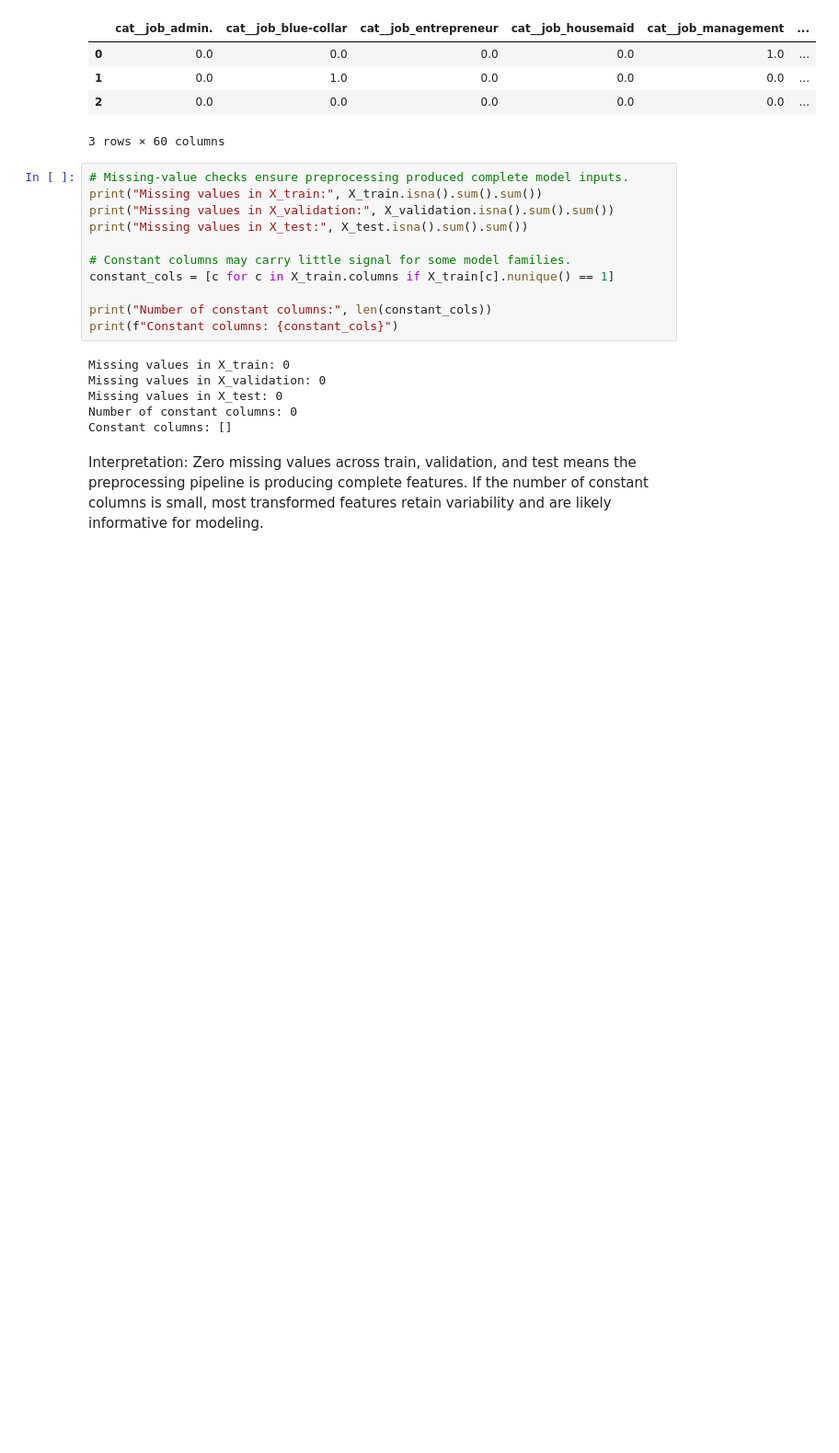
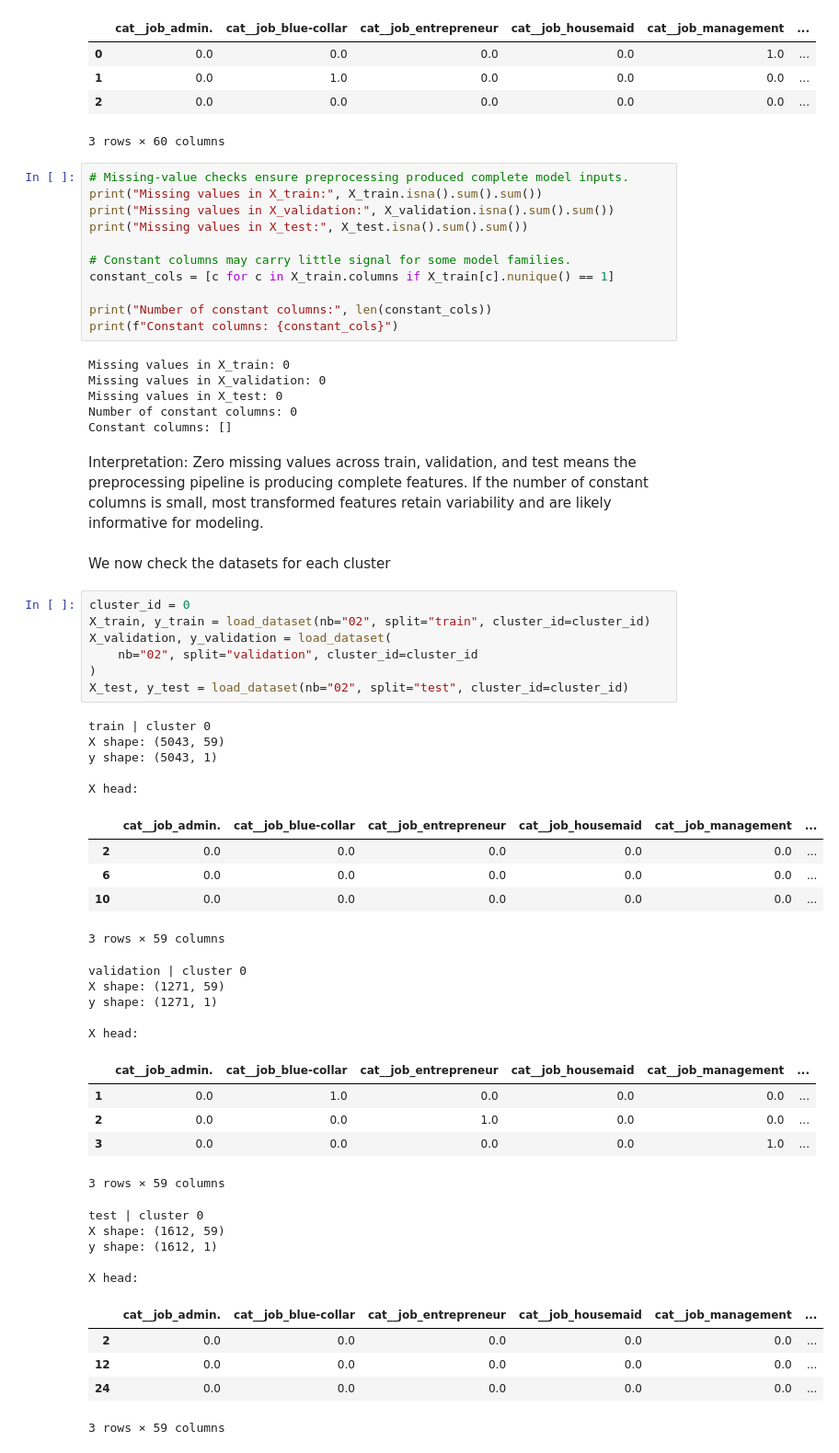
Before and after one commit to tonantzin-real/IDS_705_final_project, a Jupyter notebook: 02_preprocessing.ipynb, the cells around one changed output. Shown at 92% size. Saved outputs shown, nothing was run; the diff lists cells and outputs as text; blank space fills up the shorter version.

```diff
--- a/02_preprocessing.ipynb
+++ b/02_preprocessing.ipynb
@@ -1330,3 +1333,43 @@ Number of constant columns: 0
 Constant columns: []
 # %% [markdown]
 Interpretation: Zero missing values across train, validation, and test means the preprocessing pipeline is producing complete features. If the number of constant columns is small, most transformed features retain variability and are likely informative for modeling.
+# %% [markdown]
+We now check the datasets for each cluster
+# %%
+cluster_id = 0
+X_train, y_train = load_dataset(nb="02", split="train", cluster_id=cluster_id)
+X_validation, y_validation = load_dataset(
+    nb="02", split="validation", cluster_id=cluster_id
+)
+X_test, y_test = load_dataset(nb="02", split="test", cluster_id=cluster_id)
+# %% [output]
+train | cluster 0
+X shape: (5043, 59)
+y shape: (5043, 1)
+
+X head:
+|  | cat__job_admin. | cat__job_blue-collar | cat__job_entrepreneur | cat__job_housemaid | cat__job_management | ... |
+| 2 | 0.0 | 0.0 | 0.0 | 0.0 | 0.0 | ... |
+| 6 | 0.0 | 0.0 | 0.0 | 0.0 | 0.0 | ... |
+| 10 | 0.0 | 0.0 | 0.0 | 0.0 | 0.0 | ... |
+3 rows × 59 columns
+validation | cluster 0
+X shape: (1271, 59)
+y shape: (1271, 1)
+
+X head:
+|  | cat__job_admin. | cat__job_blue-collar | cat__job_entrepreneur | cat__job_housemaid | cat__job_management | ... |
+| 1 | 0.0 | 1.0 | 0.0 | 0.0 | 0.0 | ... |
+| 2 | 0.0 | 0.0 | 1.0 | 0.0 | 0.0 | ... |
+| 3 | 0.0 | 0.0 | 0.0 | 0.0 | 1.0 | ... |
+3 rows × 59 columns
+test | cluster 0
+X shape: (1612, 59)
+y shape: (1612, 1)
+
+X head:
+|  | cat__job_admin. | cat__job_blue-collar | cat__job_entrepreneur | cat__job_housemaid | cat__job_management | ... |
+| 2 | 0.0 | 0.0 | 0.0 | 0.0 | 0.0 | ... |
+| 12 | 0.0 | 0.0 | 0.0 | 0.0 | 0.0 | ... |
+| 24 | 0.0 | 0.0 | 0.0 | 0.0 | 0.0 | ... |
+3 rows × 59 columns
```
Also changed, not shown: parts of 5 cells of this notebook, 15 other files.
